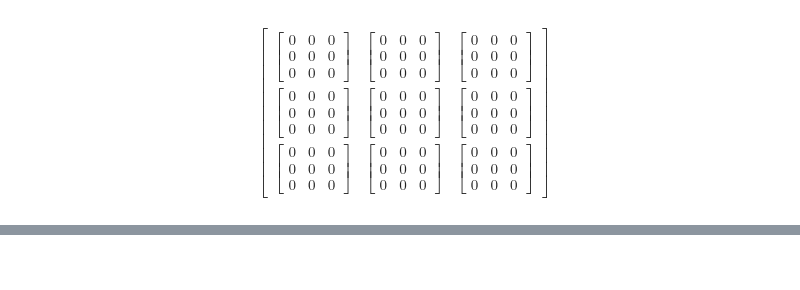
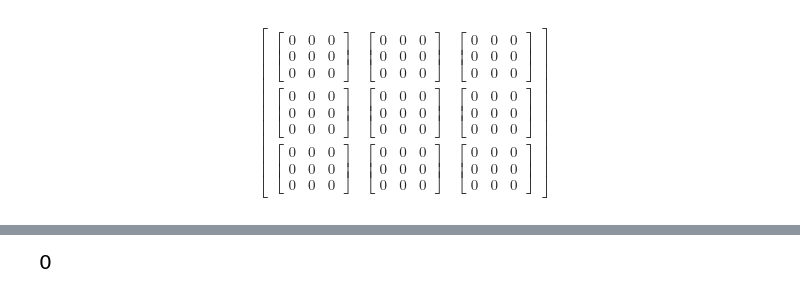
Before and after one commit to coderofgames/DifferentialGeometryPythonTools, a Jupyter notebook: sdg_usage.ipynb, the cells around one changed output, grey strips where cells are left out. Saved outputs shown, nothing was run; the diff lists cells and outputs as text; code cells hidden in the pictures; blank space fills up the shorter version.

```diff
--- a/sdg_usage.ipynb
+++ b/sdg_usage.ipynb
@@ -523,3 +526,7 @@ $$\left[\begin{matrix}\frac{r_{s} \left(- r_{s} + 2 \operatorname{y_{1}}{\left (
+# %%
+simplify(R_uv[0,0])
+# %% [output]
+[figure, added]
 # %%
 R_abcd
 # %% [output]
```
Also changed, not shown: parts of 14 cells of this notebook.
